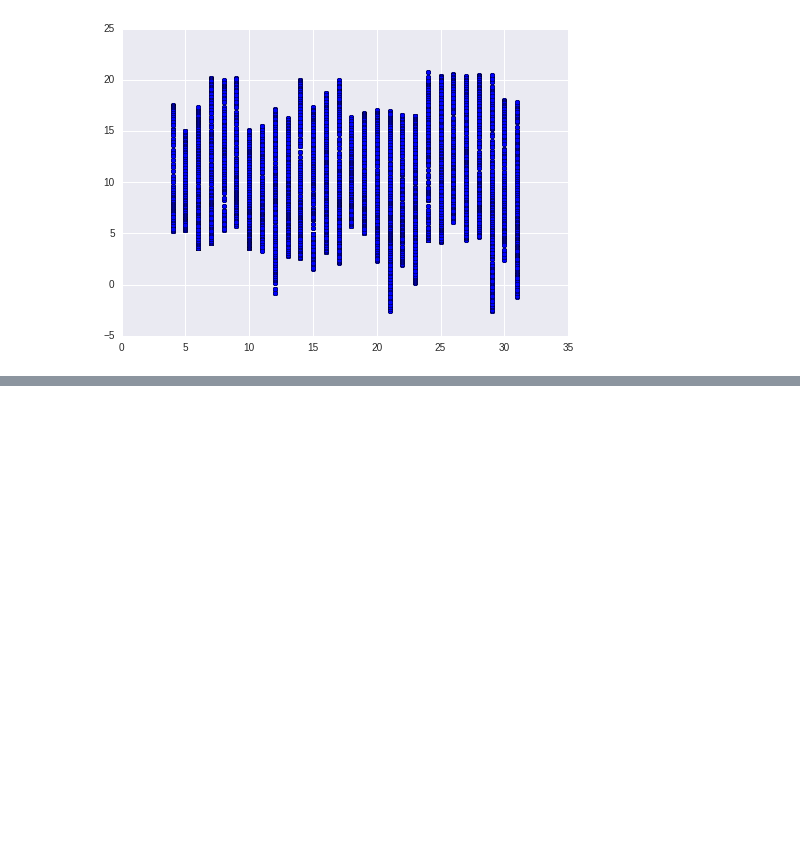
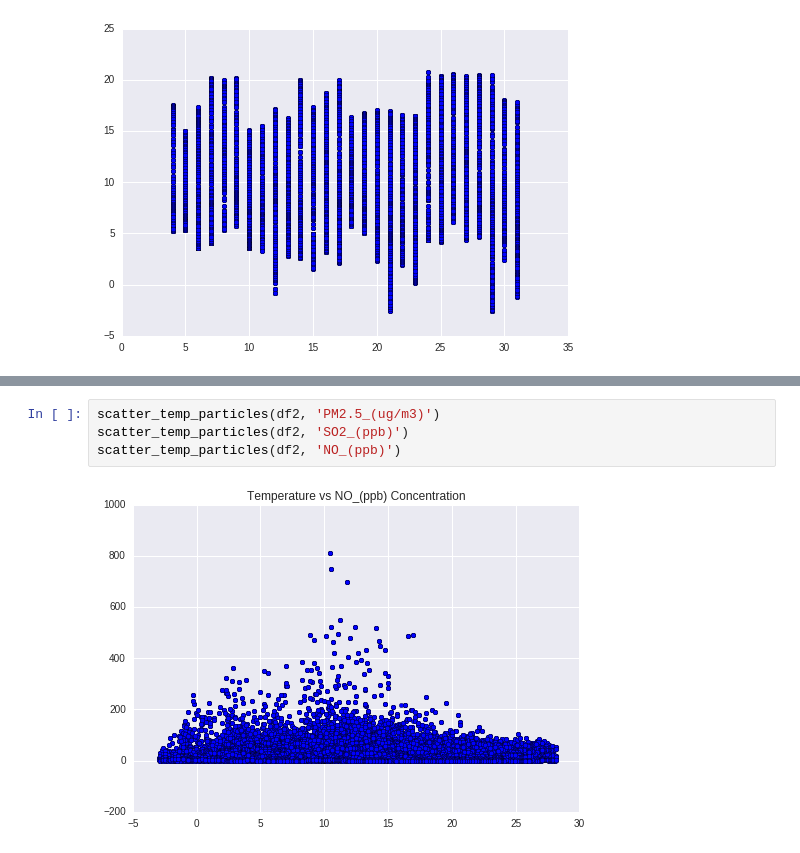
Before and after one commit to BrennaManning/DataScience2016FP, a Jupyter notebook: Beginnings.ipynb, the cells around one changed output, grey strips where cells are left out. Drawn from its saved outputs; the diff is of its cells as text; blank space fills up the shorter version.

```diff
--- a/Beginnings.ipynb
+++ b/Beginnings.ipynb
@@ -76,0 +106,6 @@ plt.scatter(dfjuly['Day'], dfjuly['Temperature_(degC)'] )
+# %%
+scatter_temp_particles(df2, 'PM2.5_(ug/m3)')
+scatter_temp_particles(df2, 'SO2_(ppb)')
+scatter_temp_particles(df2, 'NO_(ppb)')
+# %% [output]
+[figure, added]
```
Also changed, not shown: parts of 4 cells of this notebook.
